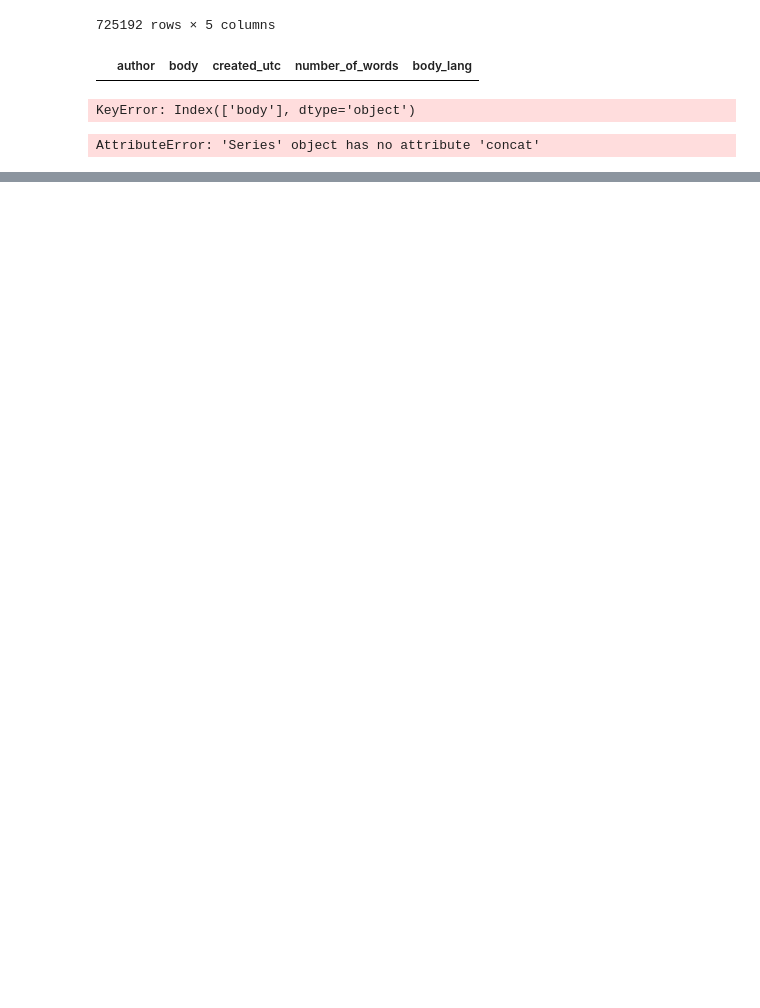
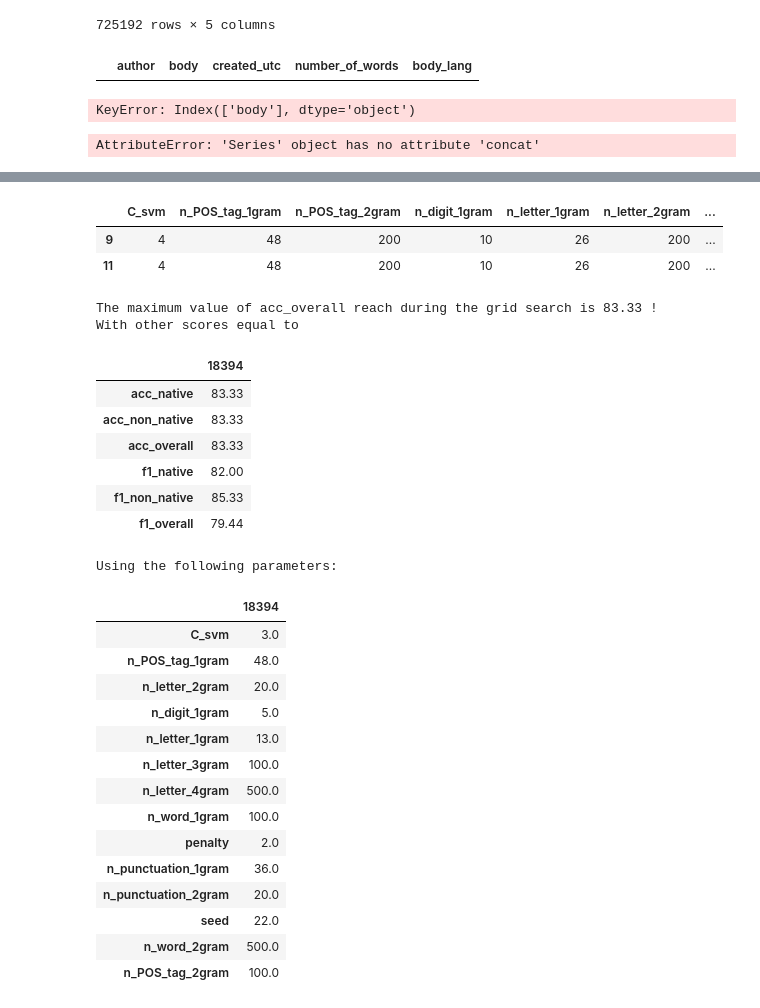
Before and after one commit to CS-433/project2-authclass, a Jupyter notebook: Arthur.ipynb, the cells around one changed output, grey strips where cells are left out. Drawn from its saved outputs; the diff is of its cells as text; code cells hidden in the pictures; blank space fills up the shorter version.

```diff
--- a/Arthur.ipynb
+++ b/Arthur.ipynb
@@ -745,0 +705,57 @@ inputs_df.head(21)
+# %%
+inputs_df[pd.to_numeric(df.f1_overall) >= 93.33]
+# %% [output]
+|  | C_svm | n_POS_tag_1gram | n_POS_tag_2gram | n_digit_1gram | n_letter_1gram | n_letter_2gram | ... |
+| 9 | 4 | 48 | 200 | 10 | 26 | 200 | ... |
+| 11 | 4 | 48 | 200 | 10 | 26 | 200 | ... |
+# %%
+# Analyse results from grid search
+
+df_inputs = pd.read_pickle('features/grid_search_results/inputs_df').astype(float)
+df_all = pd.read_pickle('features/grid_search_results/output_all.pkl').astype(float)
+df_native = pd.read_pickle('features/grid_search_results/output_native.pkl').astype(float)
+df_non_native = pd.read_pickle('features/grid_search_results/output_non_native.pkl').astype(float)
+# %%
+# Converts all the columns into float format to use idxmax and max functions
+for column in df_all.columns:
+    df_all[column] = pd.to_numeric(df_all[column])
+for column in df_native.columns:
+    df_native[column] = pd.to_numeric(df_native[column])
+for column in df_non_native.columns:
+    df_non_native[column] = pd.to_numeric(df_non_native[column])
+# %%
+from IPython.display import display
+def find_max(df, col):
+    print('The maximum value of', col , 'reach during the grid search is', df[col].max(), '!')
+    print('With other scores equal to')
+    display(pd.DataFrame(df.loc[df[col].idxmax()]))
+    print('Using the following parameters:')
+    display(pd.DataFrame(df_inputs.loc[df[col].idxmax()]))
+# %%
+find_max(df_all, 'acc_overall')
+# %% [output]
+The maximum value of acc_overall reach during the grid search is 83.33 !
+With other scores equal to
+|  | 18394 |
+| acc_native | 83.33 |
+| acc_non_native | 83.33 |
+| acc_overall | 83.33 |
+| f1_native | 82.00 |
+| f1_non_native | 85.33 |
+| f1_overall | 79.44 |
+Using the following parameters:
+|  | 18394 |
+| C_svm | 3.0 |
+| n_POS_tag_1gram | 48.0 |
+| n_letter_2gram | 20.0 |
+| n_digit_1gram | 5.0 |
+| n_letter_1gram | 13.0 |
+| n_letter_3gram | 100.0 |
+| n_letter_4gram | 500.0 |
+| n_word_1gram | 100.0 |
+| penalty | 2.0 |
+| n_punctuation_1gram | 36.0 |
+| n_punctuation_2gram | 20.0 |
+| seed | 22.0 |
+| n_word_2gram | 500.0 |
+| n_POS_tag_2gram | 100.0 |
```
Also changed, not shown: parts of 12 cells of this notebook, 2 other files.
